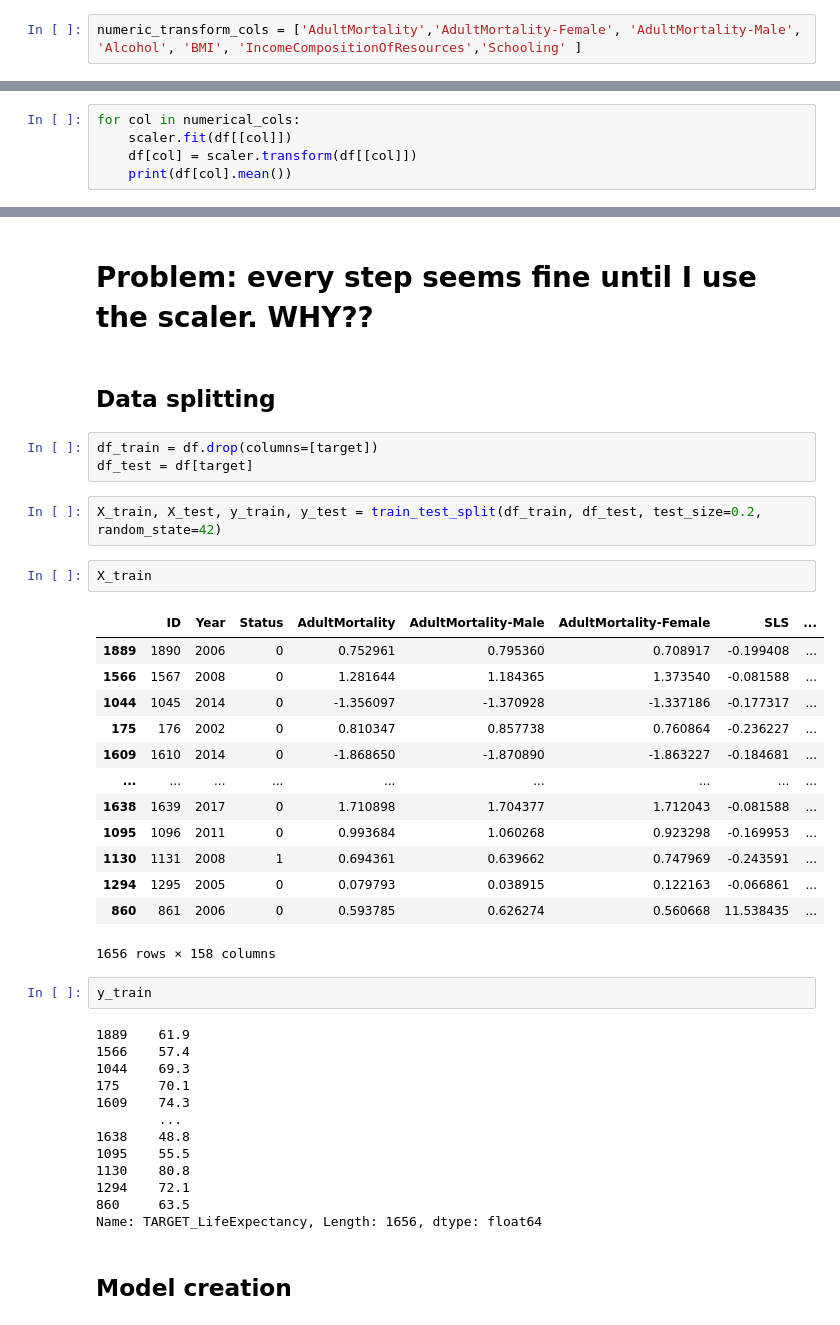
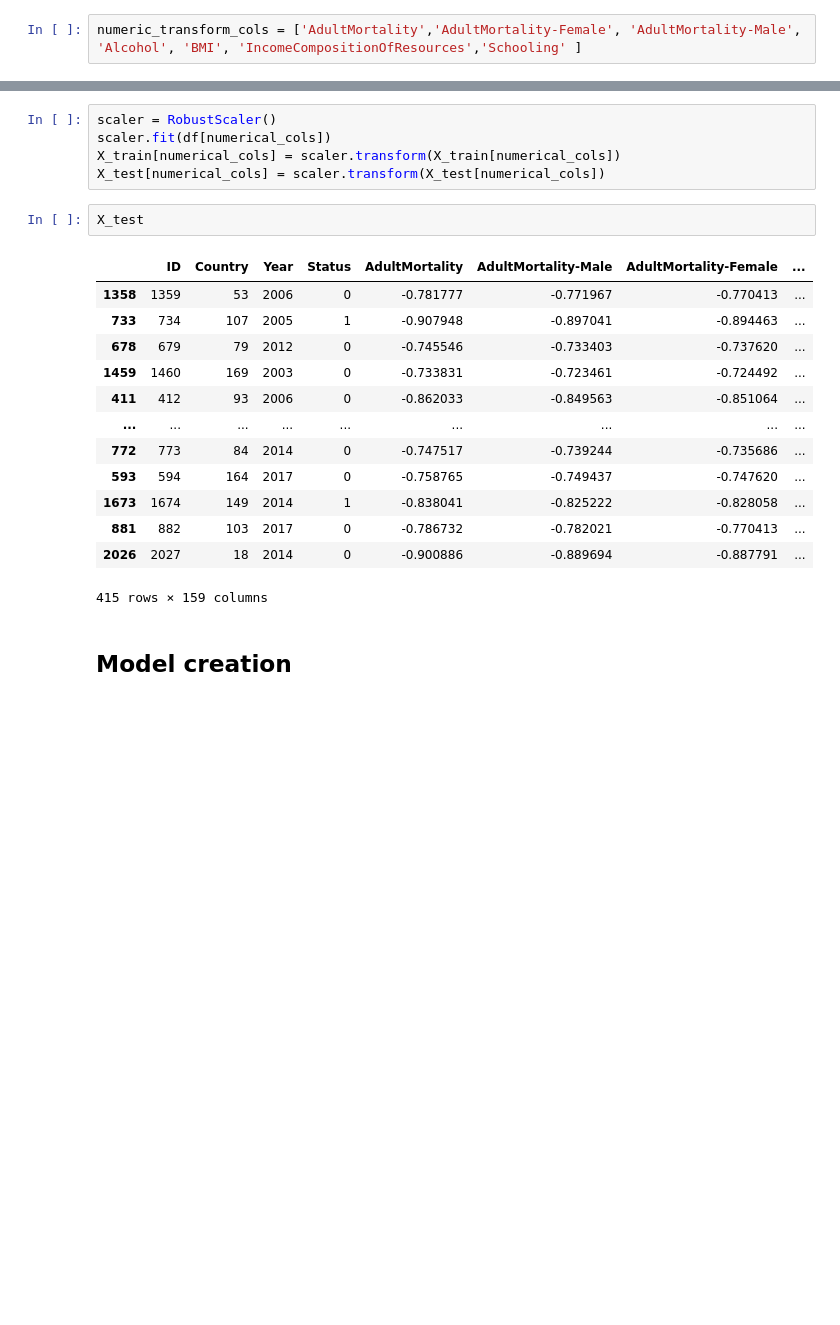
Before and after one commit to quangrmit/MLAs1, a Jupyter notebook: test.ipynb, the cells around one changed output, grey strips where cells are left out. Cells and saved outputs as stored; diff of their text form; blank space fills up the shorter version.

```diff
--- a/test.ipynb
+++ b/test.ipynb
@@ -125,5 +236,0 @@ scaler = StandardScaler()
-# %%
-for col in numerical_cols:
-    scaler.fit(df[[col]])
-    df[col] = scaler.transform(df[[col]])
-    print(df[col].mean())
@@ -150,43 +237,24 @@ for col in numerical_cols:
-# %% [markdown]
-# Problem: every step seems fine until I use the scaler. WHY??
-# %% [markdown]
-## Data splitting
-# %%
-df_train = df.drop(columns=[target])
-df_test = df[target]
-# %%
-X_train, X_test, y_train, y_test = train_test_split(df_train, df_test, test_size=0.2, random_state=42)
-# %%
-X_train
-# %% [output]
-|  | ID | Year | Status | AdultMortality | AdultMortality-Male | AdultMortality-Female | SLS | ... |
-| 1889 | 1890 | 2006 | 0 | 0.752961 | 0.795360 | 0.708917 | -0.199408 | ... |
-| 1566 | 1567 | 2008 | 0 | 1.281644 | 1.184365 | 1.373540 | -0.081588 | ... |
-| 1044 | 1045 | 2014 | 0 | -1.356097 | -1.370928 | -1.337186 | -0.177317 | ... |
-| 175 | 176 | 2002 | 0 | 0.810347 | 0.857738 | 0.760864 | -0.236227 | ... |
-| 1609 | 1610 | 2014 | 0 | -1.868650 | -1.870890 | -1.863227 | -0.184681 | ... |
-| ... | ... | ... | ... | ... | ... | ... | ... | ... |
-| 1638 | 1639 | 2017 | 0 | 1.710898 | 1.704377 | 1.712043 | -0.081588 | ... |
-| 1095 | 1096 | 2011 | 0 | 0.993684 | 1.060268 | 0.923298 | -0.169953 | ... |
-| 1130 | 1131 | 2008 | 1 | 0.694361 | 0.639662 | 0.747969 | -0.243591 | ... |
-| 1294 | 1295 | 2005 | 0 | 0.079793 | 0.038915 | 0.122163 | -0.066861 | ... |
-| 860 | 861 | 2006 | 0 | 0.593785 | 0.626274 | 0.560668 | 11.538435 | ... |
-1656 rows × 158 columns
-# %%
-y_train
-# %% [output]
-1889    61.9
-1566    57.4
-1044    69.3
-175     70.1
-1609    74.3
-        ...
-1638    48.8
-1095    55.5
-1130    80.8
-1294    72.1
-860     63.5
-Name: TARGET_LifeExpectancy, Length: 1656, dtype: float64
+# %%
+scaler = RobustScaler()
+scaler.fit(df[numerical_cols])
+X_train[numerical_cols] = scaler.transform(X_train[numerical_cols])
+X_test[numerical_cols] = scaler.transform(X_test[numerical_cols])
+# %%
+X_test
+# %% [output]
+|  | ID | Country | Year | Status | AdultMortality | AdultMortality-Male | AdultMortality-Female | ... |
+| 1358 | 1359 | 53 | 2006 | 0 | -0.781777 | -0.771967 | -0.770413 | ... |
+| 733 | 734 | 107 | 2005 | 1 | -0.907948 | -0.897041 | -0.894463 | ... |
+| 678 | 679 | 79 | 2012 | 0 | -0.745546 | -0.733403 | -0.737620 | ... |
+| 1459 | 1460 | 169 | 2003 | 0 | -0.733831 | -0.723461 | -0.724492 | ... |
+| 411 | 412 | 93 | 2006 | 0 | -0.862033 | -0.849563 | -0.851064 | ... |
+| ... | ... | ... | ... | ... | ... | ... | ... | ... |
+| 772 | 773 | 84 | 2014 | 0 | -0.747517 | -0.739244 | -0.735686 | ... |
+| 593 | 594 | 164 | 2017 | 0 | -0.758765 | -0.749437 | -0.747620 | ... |
+| 1673 | 1674 | 149 | 2014 | 1 | -0.838041 | -0.825222 | -0.828058 | ... |
+| 881 | 882 | 103 | 2017 | 0 | -0.786732 | -0.782021 | -0.770413 | ... |
+| 2026 | 2027 | 18 | 2014 | 0 | -0.900886 | -0.889694 | -0.887791 | ... |
+415 rows × 159 columns
 # %% [markdown]
 ## Model creation
 # %%
```
Also changed, not shown: parts of 29 cells of this notebook, 5 other files.
